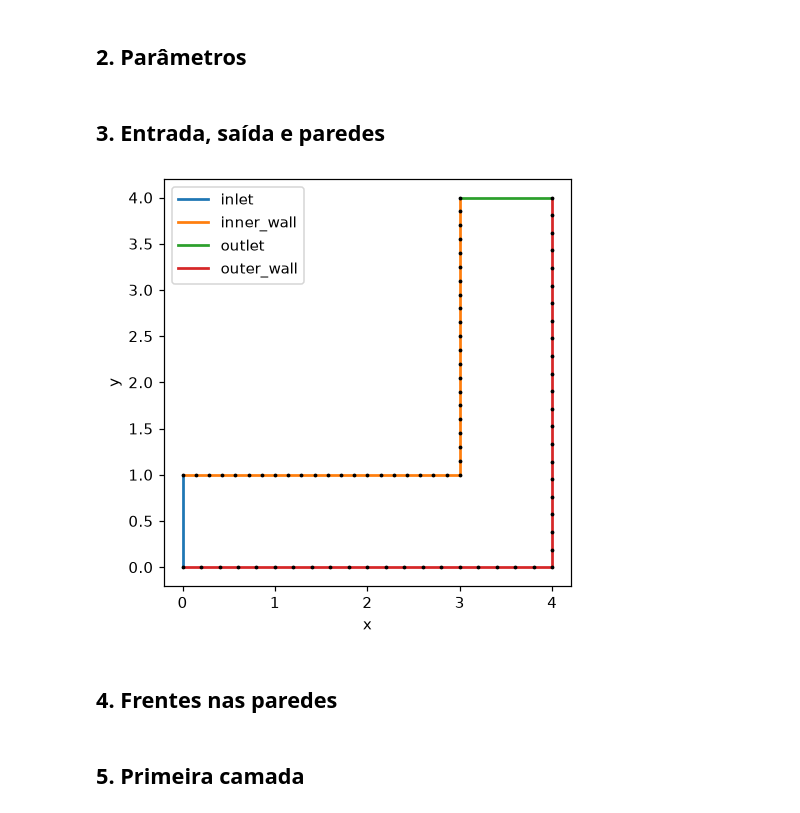
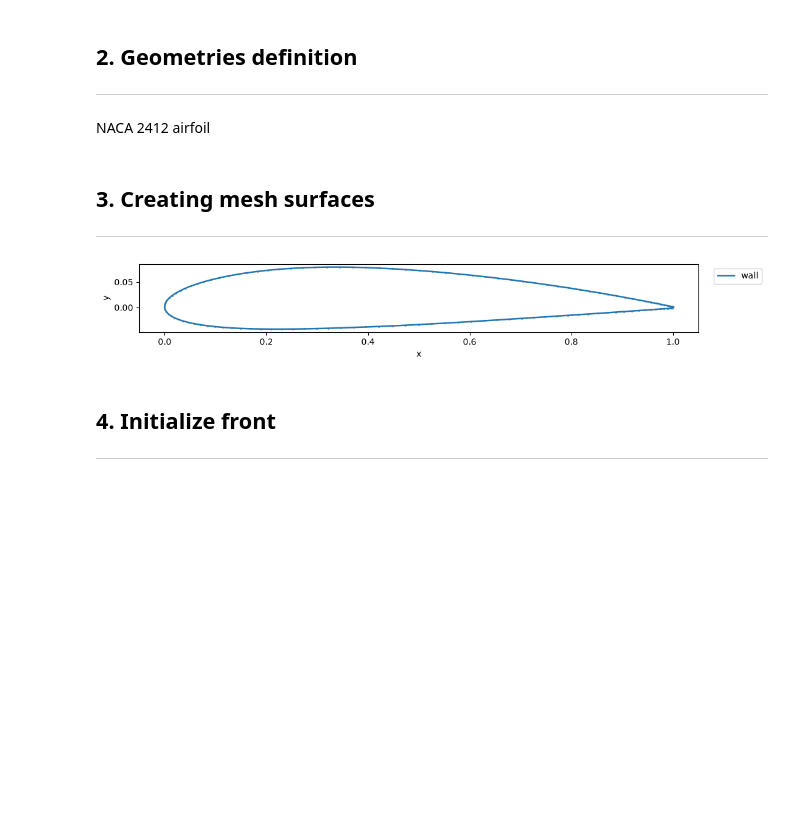
Before and after one commit to LABOSS-UFMG/meshlab, a Jupyter notebook: tutorials/t4.ipynb, the cells around one changed output. Cells and saved outputs as stored; diff of their text form; code cells hidden in the pictures; blank space fills up the shorter version.

```diff
--- a/tutorials/t4.ipynb
+++ b/tutorials/t4.ipynb
@@ -23,3 +20,40 @@ from meshlab.utils import plot_mesh
 # %% [markdown]
-## 2. Parâmetros
+## 2. Geometries definition
+---
+# %% [markdown]
+NACA 2412 airfoil
+# %%
+# Input directory
+tutorial_dir = Path.cwd() if Path.cwd().name == "tutorials" else Path.cwd() / "tutorials"
+
+# Load airfoil coordinates
+points = np.loadtxt(tutorial_dir / "data/NACA-2412.dat")
+
+# Close the counter-clockwise curve
+points = np.vstack((points, points[0]))
+
+# Define contour
+surface = Contour("airfoil", [Curve("wall", points)])
+# %% [markdown]
+## 3. Creating mesh surfaces
+---
+# %%
+# 2D mesh definition
+mesh = Mesh(dim=2, vertices_capacity=5000, cells_capacity=5000)
+
+# Insert contour
+insert_contour(mesh, surface)
+
+figure, ax = plot_mesh(mesh, show=False)
+
+ax.legend(loc="upper left", bbox_to_anchor=(1.02, 1.0))
+figure.set_size_inches(11, 6)
+figure.tight_layout()
+
+plt.show()
+# %% [output]
+[figure, added]
+# %% [markdown]
+## 4. Initialize front
+---
 # %%
@@ -32,29 +69,0 @@ relaxation = 1.0
-# %% [markdown]
-## 3. Entrada, saída e paredes
-# %%
-# Contorno horário: normais das paredes apontam para o fluido
-inlet = Curve("inlet", [[0.0, 0.0], [0.0, 1.0]])
-
-inner_points = np.vstack((
-    np.linspace([0.0, 1.0], [3.0, 1.0], points_per_segment, endpoint=False),
-    np.linspace([3.0, 1.0], [3.0, 4.0], points_per_segment),
-))
-inner_wall = Curve("inner_wall", inner_points)
-
-outlet = Curve("outlet", [[3.0, 4.0], [4.0, 4.0]])
-
-outer_points = np.vstack((
-    np.linspace([4.0, 4.0], [4.0, 0.0], points_per_segment, endpoint=False),
-    np.linspace([4.0, 0.0], [0.0, 0.0], points_per_segment),
-))
-outer_wall = Curve("outer_wall", outer_points)
-
-channel = Contour("channel", [inlet, inner_wall, outlet, outer_wall])
-mesh = Mesh(dim=2)
-insert_contour(mesh, channel)
-
-plot_mesh(mesh);
-# %% [output]
-[figure, removed]
-# %% [markdown]
-## 4. Frentes nas paredes
@@ -68,2 +69,0 @@ initialize_front(mesh, outer_front, curves=["outer_wall"], guides=["inlet", "out
-# %% [markdown]
-## 5. Primeira camada
```
Also changed, not shown: parts of 18 cells of this notebook, 30 other files.
